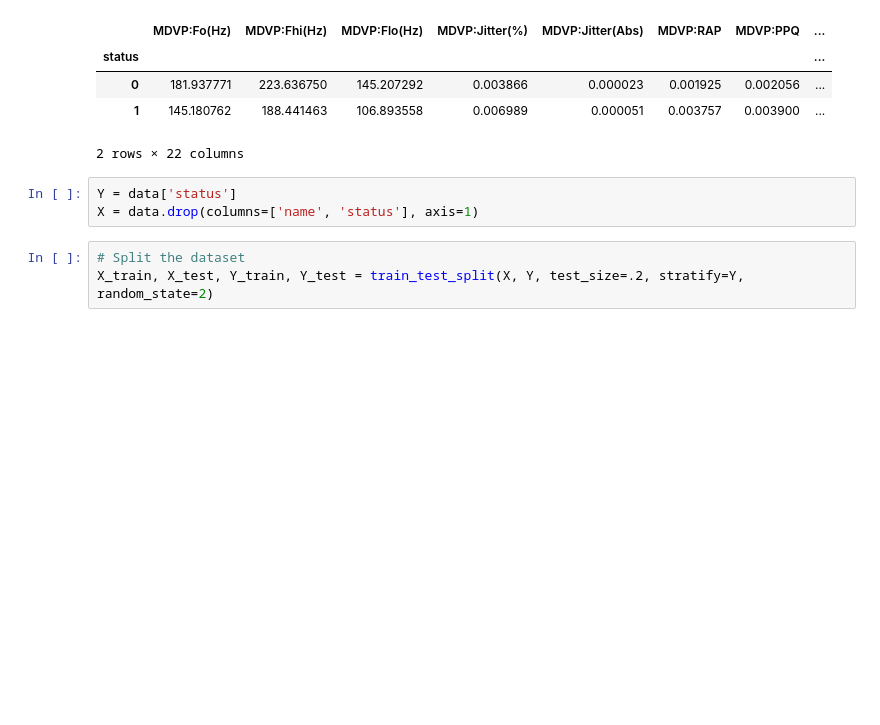
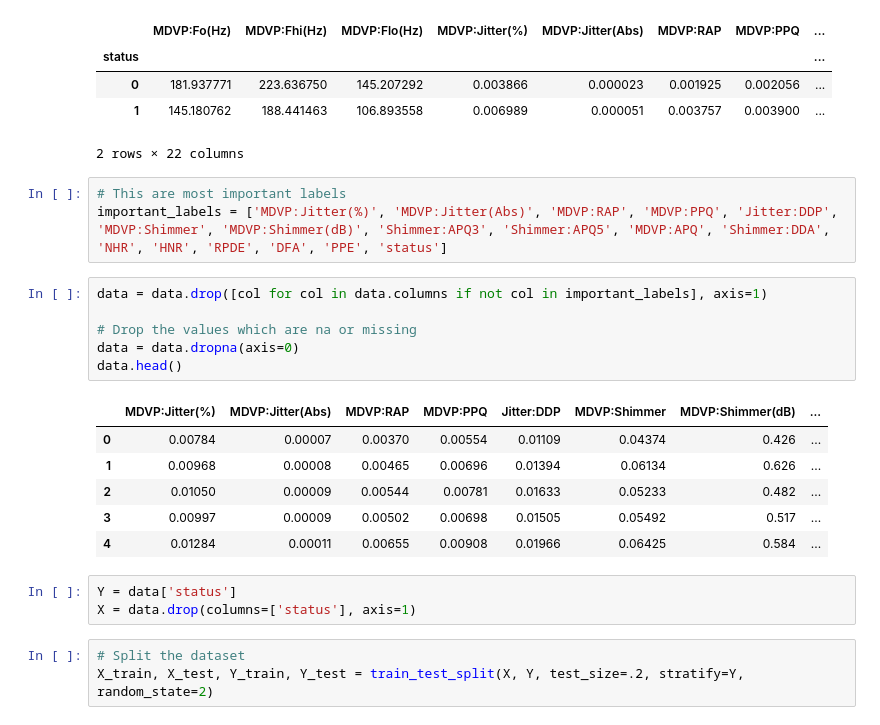
Before and after one commit to Flychuban/Parkinson-Disease-Prediction, a Jupyter notebook: ParkinsonPrediction.ipynb, the cells around one changed output. Saved outputs shown, nothing was run; the diff lists cells and outputs as text; blank space fills up the shorter version.

```diff
--- a/ParkinsonPrediction.ipynb
+++ b/ParkinsonPrediction.ipynb
@@ -96,9 +96,25 @@ data.groupby('status').mean()
 | 0 | 181.937771 | 223.636750 | 145.207292 | 0.003866 | 0.000023 | 0.001925 | 0.002056 | ... |
 | 1 | 145.180762 | 188.441463 | 106.893558 | 0.006989 | 0.000051 | 0.003757 | 0.003900 | ... |
 2 rows × 22 columns
+# %%
+# This are most important labels
+important_labels = ['MDVP:Jitter(%)', 'MDVP:Jitter(Abs)', 'MDVP:RAP', 'MDVP:PPQ', 'Jitter:DDP', 'MDVP:Shimmer', 'MDVP:Shimmer(dB)', 'Shimmer:APQ3', 'Shimmer:APQ5', 'MDVP:APQ', 'Shimmer:DDA', 'NHR', 'HNR', 'RPDE', 'DFA', 'PPE', 'status']
+# %%
+data = data.drop([col for col in data.columns if not col in important_labels], axis=1)
+
+# Drop the values which are na or missing
+data = data.dropna(axis=0)
+data.head()
+# %% [output]
+|  | MDVP:Jitter(%) | MDVP:Jitter(Abs) | MDVP:RAP | MDVP:PPQ | Jitter:DDP | MDVP:Shimmer | MDVP:Shimmer(dB) | ... |
+| 0 | 0.00784 | 0.00007 | 0.00370 | 0.00554 | 0.01109 | 0.04374 | 0.426 | ... |
+| 1 | 0.00968 | 0.00008 | 0.00465 | 0.00696 | 0.01394 | 0.06134 | 0.626 | ... |
+| 2 | 0.01050 | 0.00009 | 0.00544 | 0.00781 | 0.01633 | 0.05233 | 0.482 | ... |
+| 3 | 0.00997 | 0.00009 | 0.00502 | 0.00698 | 0.01505 | 0.05492 | 0.517 | ... |
+| 4 | 0.01284 | 0.00011 | 0.00655 | 0.00908 | 0.01966 | 0.06425 | 0.584 | ... |
 # %%
 Y = data['status']
-X = data.drop(columns=['name', 'status'], axis=1)
+X = data.drop(columns=['status'], axis=1)
 # %%
 # Split the dataset
 X_train, X_test, Y_train, Y_test = train_test_split(X, Y, test_size=.2, stratify=Y, random_state=2)
```
Also changed, not shown: parts of 3 cells of this notebook.
